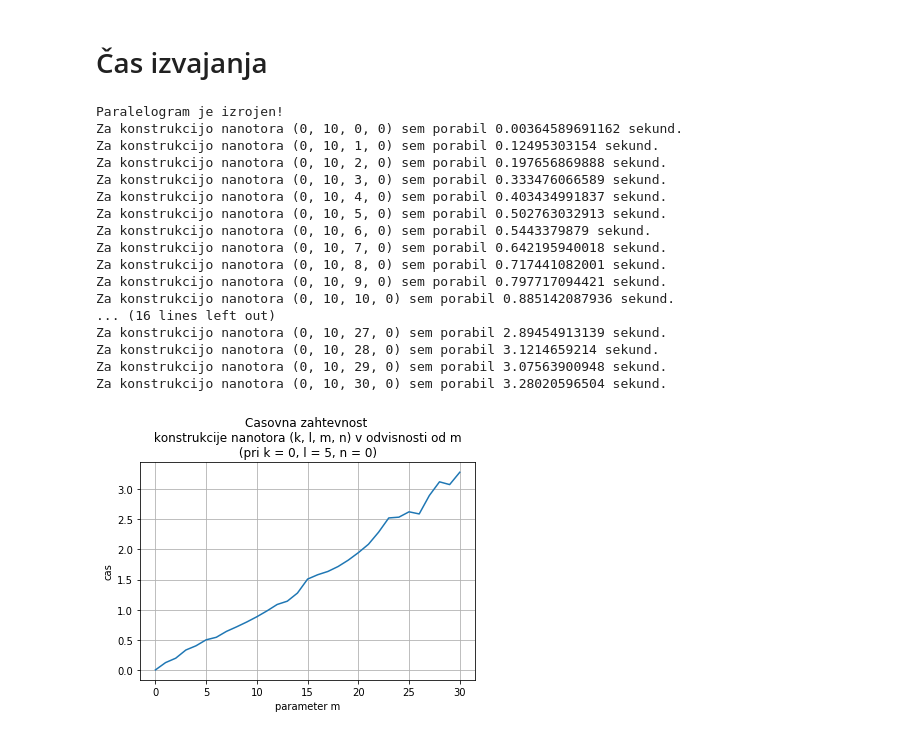
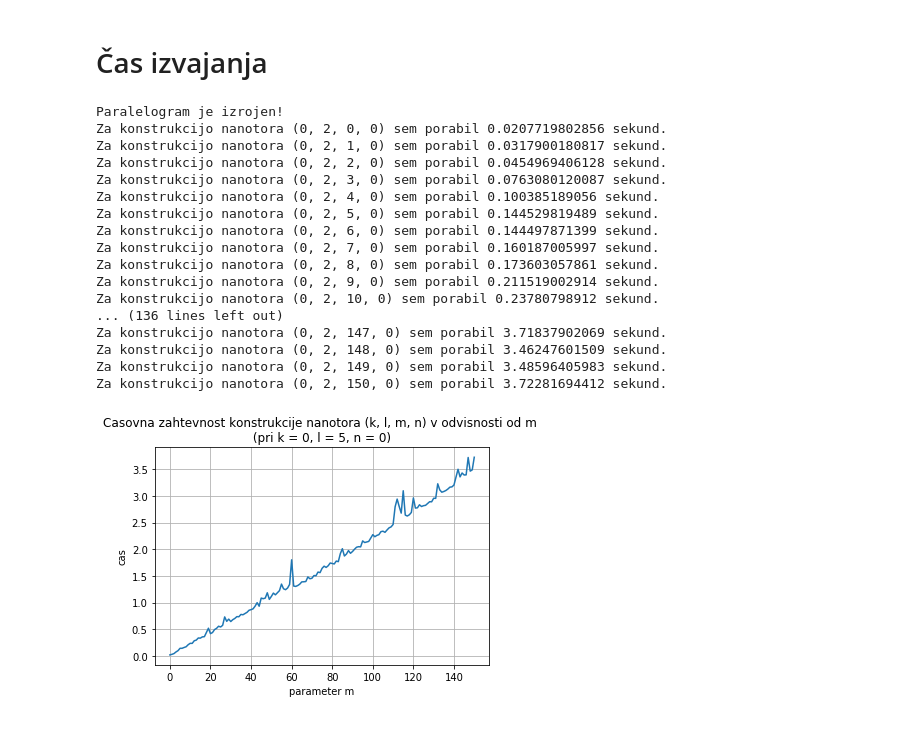
Before and after one commit to TomasRode/Nanotori, a Jupyter notebook: Nanotori.ipynb, the cells around one changed output. Cells and saved outputs as stored; diff of their text form; code cells hidden in the pictures.

Commit message:
casovna zahtevnost funkcije nanotori

```diff
--- a/Nanotori.ipynb
+++ b/Nanotori.ipynb
@@ -675,54 +675,54 @@ Radij je 10, (k, l, m, n) = (0,5,10,0)
 # %% [markdown]
 # Čas izvajanja
 # %%
-### PODALJSEVANJE PARALELGRAMA V ENO SMER ###
+# ### PODALJSEVANJE PARALELGRAMA V ENO SMER ###
 
-import time
+# import time
 
-# fiksiramo k = 0, l = 5, n = 0 , (m = m)
-k, l, n = 0, 10, 0
+# # fiksiramo k = 0, l = 5, n = 0 , (m = m)
+# k, l, n = 0, 2, 0
 
-P = []
-T = []
-for m in range(31):
-    zacetek = time.time()
-    G = nanotorus(k, l, m, n)
-    konec = time.time()
-    print("Za konstrukcijo nanotora ({}, {}, {}, {}) sem porabil {} sekund.".format(k, l, m, n, konec - zacetek))
+# P1 = []
+# T1 = []
+# for m in range(151):
+#     zacetek = time.time()
+#     G = nanotorus(k, l, m, n)
+#     konec = time.time()
+#     print("Za konstrukcijo nanotora ({}, {}, {}, {}) sem porabil {} sekund.".format(k, l, m, n, konec - zacetek))
 
-    P.append(m) # parametri
-    T.append(konec - zacetek) # cas
+#     P1.append(m) # parametri
+#     T1.append(konec - zacetek) # cas
 # %% [output]
 Paralelogram je izrojen!
-Za konstrukcijo nanotora (0, 10, 0, 0) sem porabil 0.00364589691162 sekund.
-Za konstrukcijo nanotora (0, 10, 1, 0) sem porabil 0.12495303154 sekund.
-Za konstrukcijo nanotora (0, 10, 2, 0) sem porabil 0.197656869888 sekund.
-Za konstrukcijo nanotora (0, 10, 3, 0) sem porabil 0.333476066589 sekund.
-Za konstrukcijo nanotora (0, 10, 4, 0) sem porabil 0.403434991837 sekund.
-Za konstrukcijo nanotora (0, 10, 5, 0) sem porabil 0.502763032913 sekund.
-Za konstrukcijo nanotora (0, 10, 6, 0) sem porabil 0.5443379879 sekund.
-Za konstrukcijo nanotora (0, 10, 7, 0) sem porabil 0.642195940018 sekund.
-Za konstrukcijo nanotora (0, 10, 8, 0) sem porabil 0.717441082001 sekund.
-Za konstrukcijo nanotora (0, 10, 9, 0) sem porabil 0.797717094421 sekund.
-Za konstrukcijo nanotora (0, 10, 10, 0) sem porabil 0.885142087936 sekund.
-... (16 lines left out)
-Za konstrukcijo nanotora (0, 10, 27, 0) sem porabil 2.89454913139 sekund.
-Za konstrukcijo nanotora (0, 10, 28, 0) sem porabil 3.1214659214 sekund.
-Za konstrukcijo nanotora (0, 10, 29, 0) sem porabil 3.07563900948 sekund.
-Za konstrukcijo nanotora (0, 10, 30, 0) sem porabil 3.28020596504 sekund.
+Za konstrukcijo nanotora (0, 2, 0, 0) sem porabil 0.0207719802856 sekund.
+Za konstrukcijo nanotora (0, 2, 1, 0) sem porabil 0.0317900180817 sekund.
+Za konstrukcijo nanotora (0, 2, 2, 0) sem porabil 0.0454969406128 sekund.
+Za konstrukcijo nanotora (0, 2, 3, 0) sem porabil 0.0763080120087 sekund.
+Za konstrukcijo nanotora (0, 2, 4, 0) sem porabil 0.100385189056 sekund.
+Za konstrukcijo nanotora (0, 2, 5, 0) sem porabil 0.144529819489 sekund.
+Za konstrukcijo nanotora (0, 2, 6, 0) sem porabil 0.144497871399 sekund.
+Za konstrukcijo nanotora (0, 2, 7, 0) sem porabil 0.160187005997 sekund.
+Za konstrukcijo nanotora (0, 2, 8, 0) sem porabil 0.173603057861 sekund.
+Za konstrukcijo nanotora (0, 2, 9, 0) sem porabil 0.211519002914 sekund.
+Za konstrukcijo nanotora (0, 2, 10, 0) sem porabil 0.23780798912 sekund.
+... (136 lines left out)
+Za konstrukcijo nanotora (0, 2, 147, 0) sem porabil 3.71837902069 sekund.
+Za konstrukcijo nanotora (0, 2, 148, 0) sem porabil 3.46247601509 sekund.
+Za konstrukcijo nanotora (0, 2, 149, 0) sem porabil 3.48596405983 sekund.
+Za konstrukcijo nanotora (0, 2, 150, 0) sem porabil 3.72281694412 sekund.
 # %%
 import matplotlib
 import matplotlib.pyplot as plt
 
 fig, ax = plt.subplots()
-ax.plot(P, T)
+ax.plot(P1, T1)
 
 ax.set(xlabel='parameter m', ylabel='cas',
-       title='Casovna zahtevnost \n konstrukcije nanotora (k, l, m, n) v odvisnosti od m \n (pri k = 0, l = 5, n = 0) ')
+       title='Casovna zahtevnost konstrukcije nanotora (k, l, m, n) v odvisnosti od m \n (pri k = 0, l = 5, n = 0) ')
 ax.grid()
 
-fig.savefig("test.png")
+fig.savefig("zahtevnost1.png")
 plt.show()
 # %% [output]
-[figure, old version]
+[figure, new version]
 # %%
```
Also changed, not shown: parts of 6 cells of this notebook, 3 other files.
